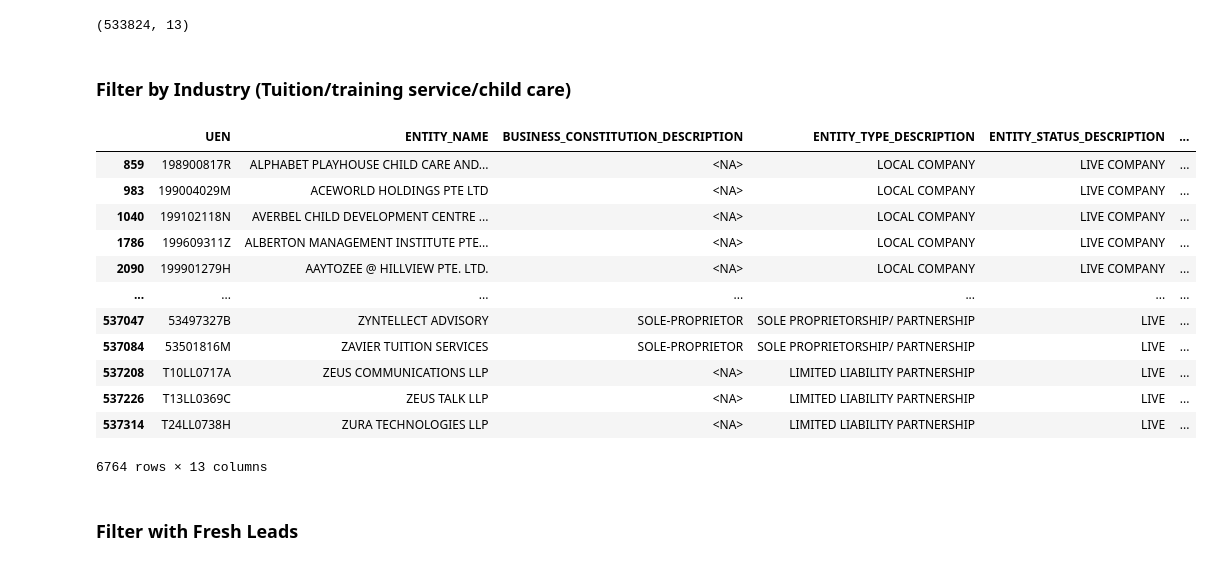
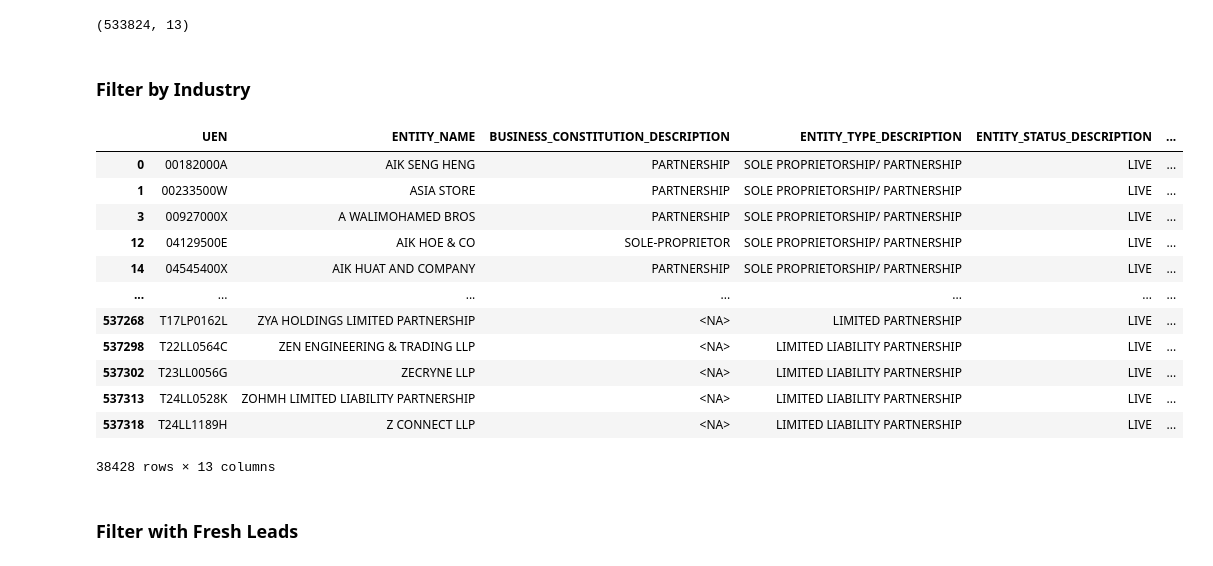
Before and after one commit to AzlieJohari57/Leads_Generation_Pipeline, a Jupyter notebook: Optimized_Lead_Gen_Pipeline.ipynb, the cells around one changed output. Cells and saved outputs as stored; diff of their text form; code cells hidden in the pictures.

```diff
--- a/Optimized_Lead_Gen_Pipeline.ipynb
+++ b/Optimized_Lead_Gen_Pipeline.ipynb
@@ -315,41 +315,52 @@ acra_data_filtered.shape
 # %% [output]
 (533824, 13)
 # %% [markdown]
-### Filter by  Industry (Tuition/training service/child care)
+### Filter by  Industry
 # %%
 # wholesale data
 ssic_codes = [
-    "85332","8536","85360","85403","85404","855","8550","85501","85502",
-    "85503","85504","85505","85506","85507","85508","85509","856","8560",
-    "85601","85602","85609","87022","8891","88911","88912","88991","96094"
+    "46", "461", "4610", "46100", "462", "4621", "46211", "46212", "46213", "46219",
+    "4622", "46221", "46222", "46223", "46224", "46225", "46229", "463", "4630", "46301",
+    "46302", "46303", "46304", "46305", "46306", "46307", "46308", "46309", "464", "4641",
+    "46411", "46412", "46413", "46414", "46415", "46416", "4642", "46421", "46422", "46423",
+    "46424", "46429", "4643", "46431", "46432", "46433", "46434", "46435", "46436", "46439",
+    "4644", "46441", "46442", "46443", "46444", "46445", "46449", "4645", "46451", "46452",
+    "46453", "46459", "4646", "46461", "46462", "4647", "46471", "46472", "46473", "46474",
+    "46479", "4649", "46491", "46492", "46499", "465", "4651", "46511", "46512", "46513",
+    "46514", "4652", "46521", "46522", "46523", "4653", "46530", "4654", "46541", "46542",
+    "46543", "46544", "46549", "4655", "46551", "46552", "46559", "4656", "46561", "46562",
+    "46563", "4659", "46591", "46592", "46593", "46594", "46595", "46599", "466", "4661",
+    "46610", "4662", "46620", "4663", "46631", "46632", "46633", "46634", "46635", "46639",
+    "4664", "46641", "46642", "46643", "46649", "4665", "46651", "46659", "4666", "46661",
+    "46662", "469", "4690", "46900"
 ]
 
 
 acra_data_filtered_by_industry = acra_data_filtered[
     (
         (acra_data_filtered["ENTITY_STATUS_DESCRIPTION"].str.lower() == "live") |
         (acra_data_filtered["ENTITY_STATUS_DESCRIPTION"].str.lower() == "live company")
     )
     &
     (acra_data_filtered["PRIMARY_SSIC_CODE"].astype(str).isin(ssic_codes))
 ]
 
 
 acra_data_filtered_by_industry
 # %% [output]
 |  | UEN | ENTITY_NAME | BUSINESS_CONSTITUTION_DESCRIPTION | ENTITY_TYPE_DESCRIPTION | ENTITY_STATUS_DESCRIPTION | ... |
-| 859 | 198900817R | ALPHABET PLAYHOUSE CHILD CARE AND... | <NA> | LOCAL COMPANY | LIVE COMPANY | ... |
-| 983 | 199004029M | ACEWORLD HOLDINGS PTE LTD | <NA> | LOCAL COMPANY | LIVE COMPANY | ... |
-| 1040 | 199102118N | AVERBEL CHILD DEVELOPMENT CENTRE ... | <NA> | LOCAL COMPANY | LIVE COMPANY | ... |
-| 1786 | 199609311Z | ALBERTON MANAGEMENT INSTITUTE PTE... | <NA> | LOCAL COMPANY | LIVE COMPANY | ... |
-| 2090 | 199901279H | AAYTOZEE @ HILLVIEW PTE. LTD. | <NA> | LOCAL COMPANY | LIVE COMPANY | ... |
+| 0 | 00182000A | AIK SENG HENG | PARTNERSHIP | SOLE PROPRIETORSHIP/ PARTNERSHIP | LIVE | ... |
+| 1 | 00233500W | ASIA STORE | PARTNERSHIP | SOLE PROPRIETORSHIP/ PARTNERSHIP | LIVE | ... |
+| 3 | 00927000X | A WALIMOHAMED BROS | PARTNERSHIP | SOLE PROPRIETORSHIP/ PARTNERSHIP | LIVE | ... |
+| 12 | 04129500E | AIK HOE & CO | SOLE-PROPRIETOR | SOLE PROPRIETORSHIP/ PARTNERSHIP | LIVE | ... |
+| 14 | 04545400X | AIK HUAT AND COMPANY | PARTNERSHIP | SOLE PROPRIETORSHIP/ PARTNERSHIP | LIVE | ... |
 | ... | ... | ... | ... | ... | ... | ... |
-| 537047 | 53497327B | ZYNTELLECT ADVISORY | SOLE-PROPRIETOR | SOLE PROPRIETORSHIP/ PARTNERSHIP | LIVE | ... |
-| 537084 | 53501816M | ZAVIER TUITION SERVICES | SOLE-PROPRIETOR | SOLE PROPRIETORSHIP/ PARTNERSHIP | LIVE | ... |
-| 537208 | T10LL0717A | ZEUS COMMUNICATIONS LLP | <NA> | LIMITED LIABILITY PARTNERSHIP | LIVE | ... |
-| 537226 | T13LL0369C | ZEUS TALK LLP | <NA> | LIMITED LIABILITY PARTNERSHIP | LIVE | ... |
-| 537314 | T24LL0738H | ZURA TECHNOLOGIES LLP | <NA> | LIMITED LIABILITY PARTNERSHIP | LIVE | ... |
+| 537268 | T17LP0162L | ZYA HOLDINGS LIMITED PARTNERSHIP | <NA> | LIMITED PARTNERSHIP | LIVE | ... |
+| 537298 | T22LL0564C | ZEN ENGINEERING & TRADING LLP | <NA> | LIMITED LIABILITY PARTNERSHIP | LIVE | ... |
+| 537302 | T23LL0056G | ZECRYNE LLP | <NA> | LIMITED LIABILITY PARTNERSHIP | LIVE | ... |
+| 537313 | T24LL0528K | ZOHMH LIMITED LIABILITY PARTNERSHIP | <NA> | LIMITED LIABILITY PARTNERSHIP | LIVE | ... |
+| 537318 | T24LL1189H | Z CONNECT LLP | <NA> | LIMITED LIABILITY PARTNERSHIP | LIVE | ... |
-6764 rows × 13 columns
+38428 rows × 13 columns
 # %% [markdown]
 ### Filter with Fresh Leads
 # %%
```
Also changed, not shown: parts of 7 cells of this notebook, 3 other files.
